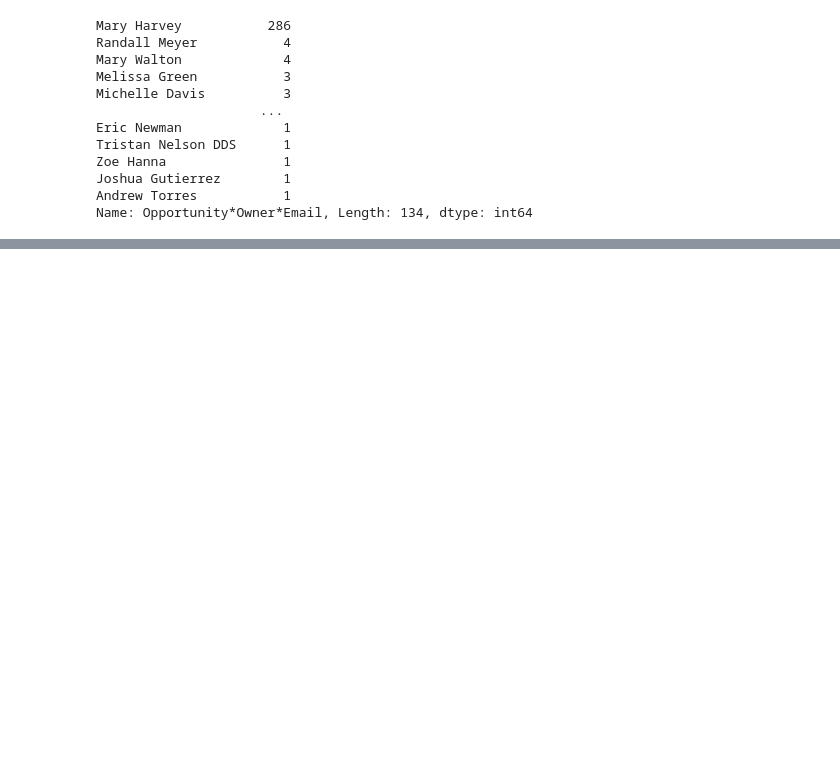
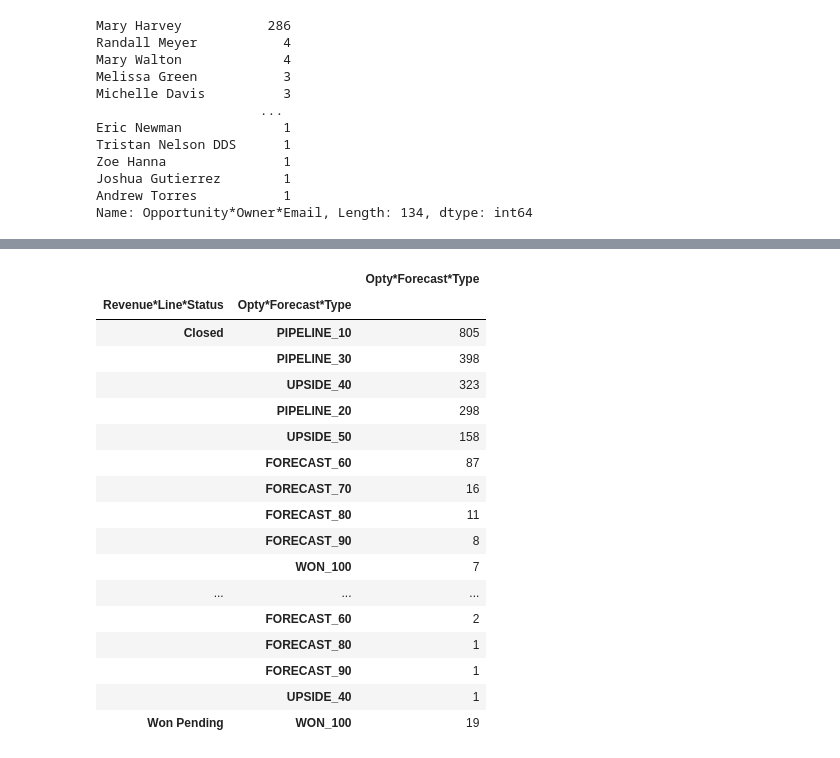
Before and after one commit to ldlasso2/oraclesolution, a Jupyter notebook: Solucion.ipynb, the cells around one changed output, grey strips where cells are left out. Saved outputs shown, nothing was run; the diff lists cells and outputs as text; code cells hidden in the pictures; blank space fills up the shorter version.

```diff
--- a/Solucion.ipynb
+++ b/Solucion.ipynb
@@ -184,0 +306,21 @@ Name: Opportunity*Owner*Email, Length: 134, dtype: int64
+# %%
+df.groupby('Revenue*Line*Status')['Opty*Forecast*Type'].value_counts().to_frame()
+# %% [output]
+|  |  | Opty*Forecast*Type |
+| Revenue*Line*Status | Opty*Forecast*Type |  |
+| Closed | PIPELINE_10 | 805 |
+|  | PIPELINE_30 | 398 |
+|  | UPSIDE_40 | 323 |
+|  | PIPELINE_20 | 298 |
+|  | UPSIDE_50 | 158 |
+|  | FORECAST_60 | 87 |
+|  | FORECAST_70 | 16 |
+|  | FORECAST_80 | 11 |
+|  | FORECAST_90 | 8 |
+|  | WON_100 | 7 |
+| ... | ... | ... |
+|  | FORECAST_60 | 2 |
+|  | FORECAST_80 | 1 |
+|  | FORECAST_90 | 1 |
+|  | UPSIDE_40 | 1 |
+| Won Pending | WON_100 | 19 |
```
Also changed, not shown: parts of 25 cells of this notebook, 1 other file.
